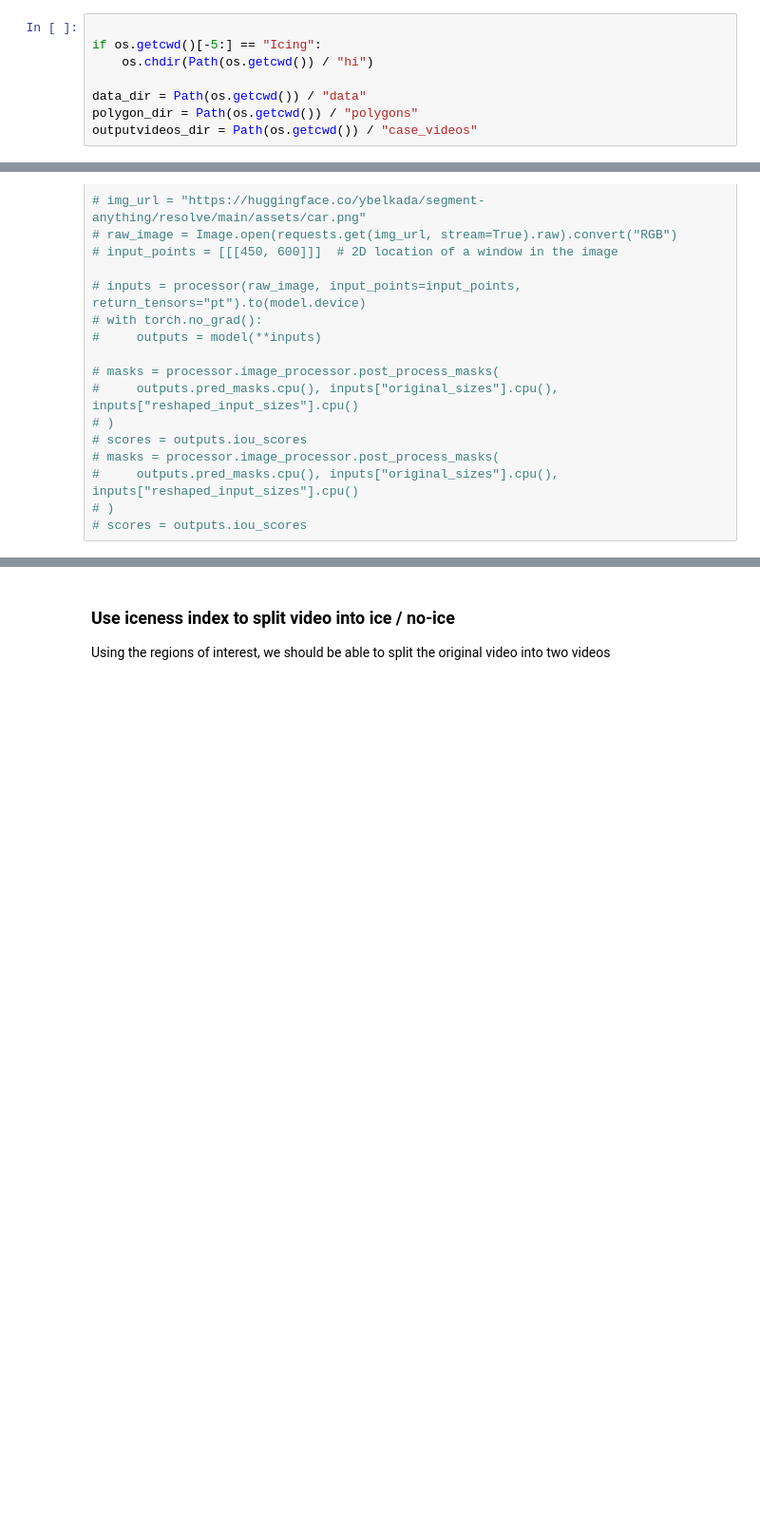
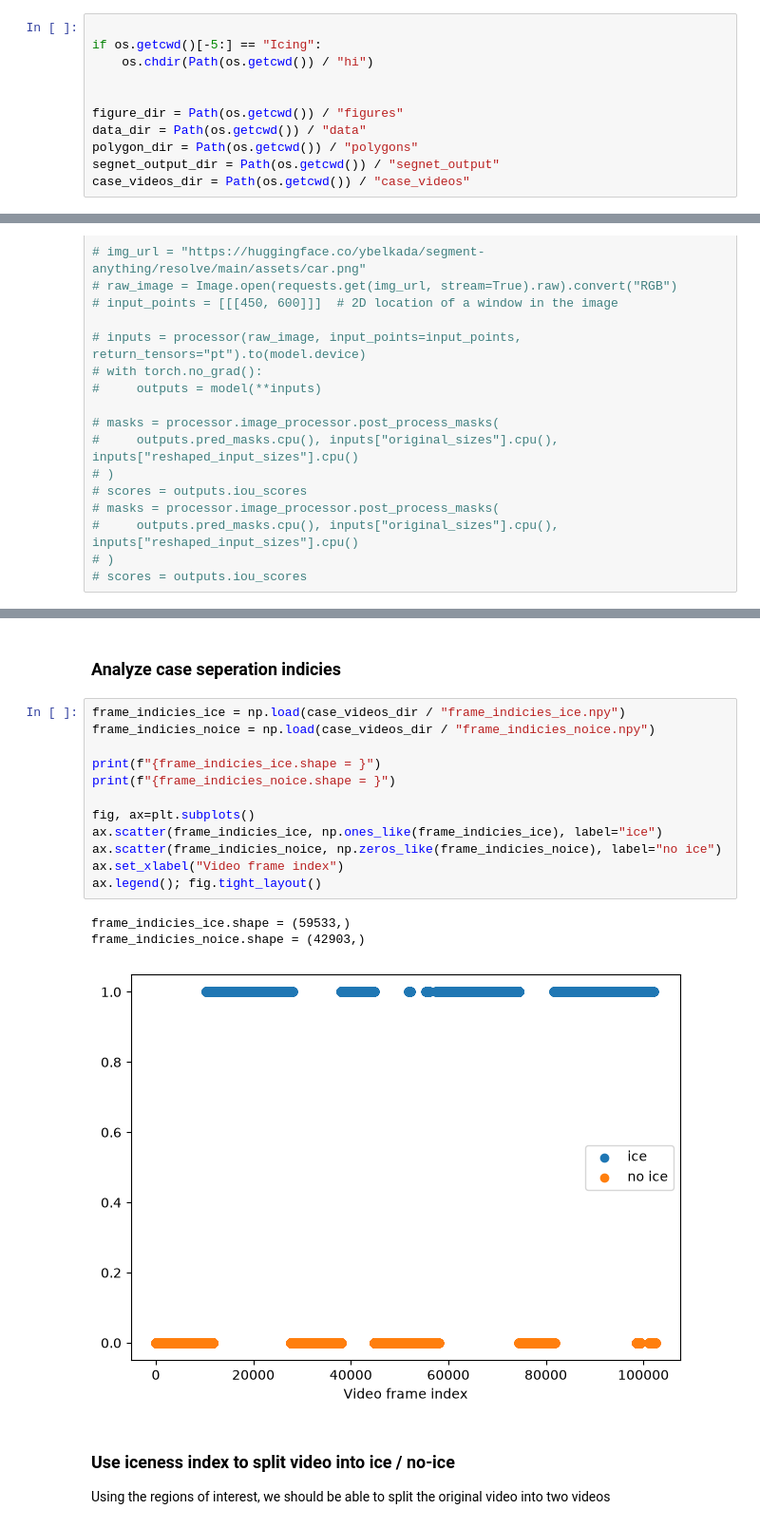
Before and after one commit to HarryYouAreAWizard/HelicopterIcing, a Jupyter notebook: Icing.ipynb, the cells around one changed output, grey strips where cells are left out. Shown at 95% size. Saved outputs shown, nothing was run; the diff lists cells and outputs as text; blank space fills up the shorter version.

```diff
--- a/Icing.ipynb
+++ b/Icing.ipynb
@@ -40,6 +23,9 @@ from hi.mask_creation import get_mask
 if os.getcwd()[-5:] == "Icing":
     os.chdir(Path(os.getcwd()) / "hi")
 
+
+figure_dir = Path(os.getcwd()) / "figures"
 data_dir = Path(os.getcwd()) / "data"
 polygon_dir = Path(os.getcwd()) / "polygons"
-outputvideos_dir = Path(os.getcwd()) / "case_videos"
+segnet_output_dir = Path(os.getcwd()) / "segnet_output"
+case_videos_dir = Path(os.getcwd()) / "case_videos"
@@ -315,3 +352,21 @@ NameError: name 'stop' is not defined
+# %% [markdown]
+### Analyze case seperation indicies
+# %%
+frame_indicies_ice = np.load(case_videos_dir / "frame_indicies_ice.npy")
+frame_indicies_noice = np.load(case_videos_dir / "frame_indicies_noice.npy")
+
+print(f"{frame_indicies_ice.shape = }")
+print(f"{frame_indicies_noice.shape = }")
+
+fig, ax=plt.subplots()
+ax.scatter(frame_indicies_ice, np.ones_like(frame_indicies_ice), label="ice")
+ax.scatter(frame_indicies_noice, np.zeros_like(frame_indicies_noice), label="no ice")
+ax.set_xlabel("Video frame index")
+ax.legend(); fig.tight_layout()
+# %% [output]
+frame_indicies_ice.shape = (59533,)
+frame_indicies_noice.shape = (42903,)
+[figure, added]
 # %% [markdown]
 ### Use iceness index to split video into ice / no-ice
 
```
Also changed, not shown: parts of 21 cells of this notebook, 9 other files.
